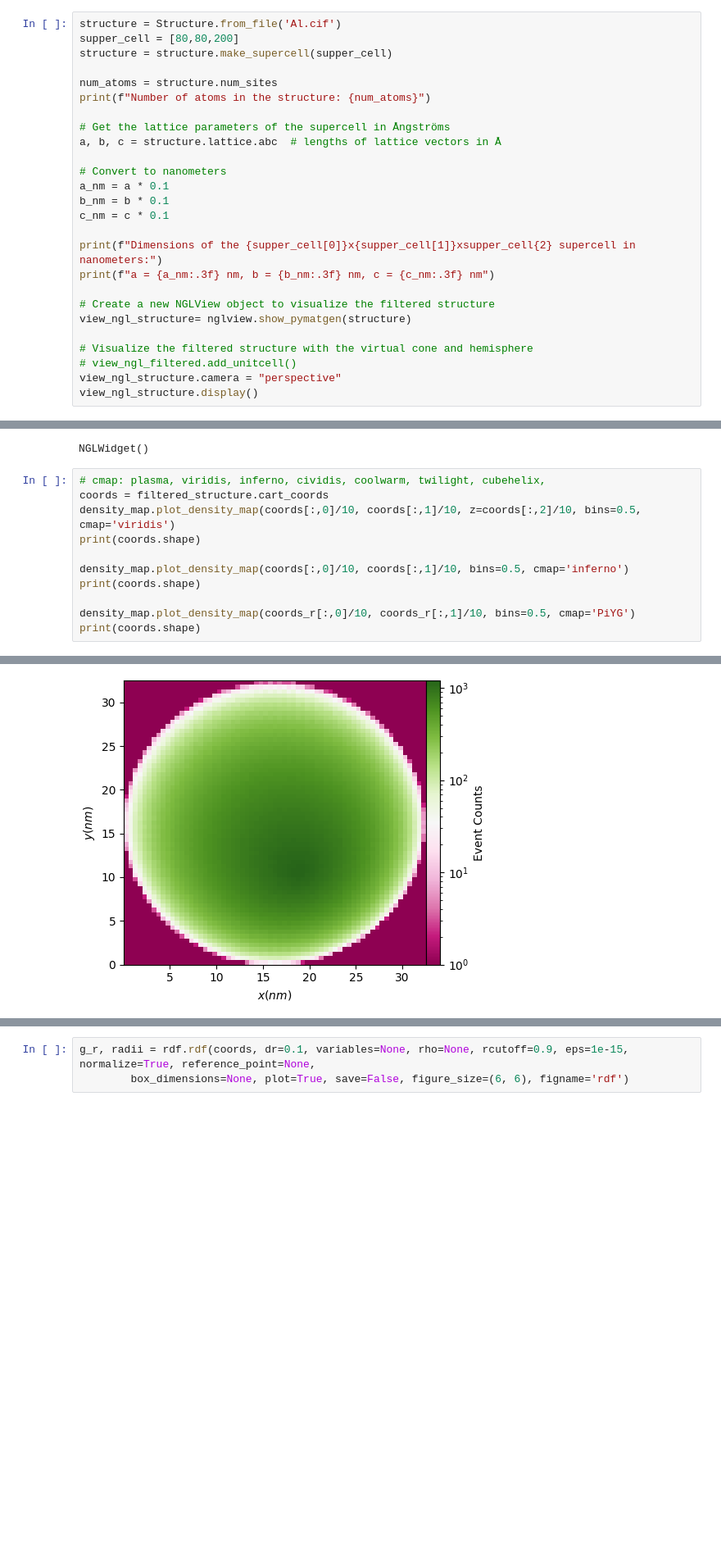
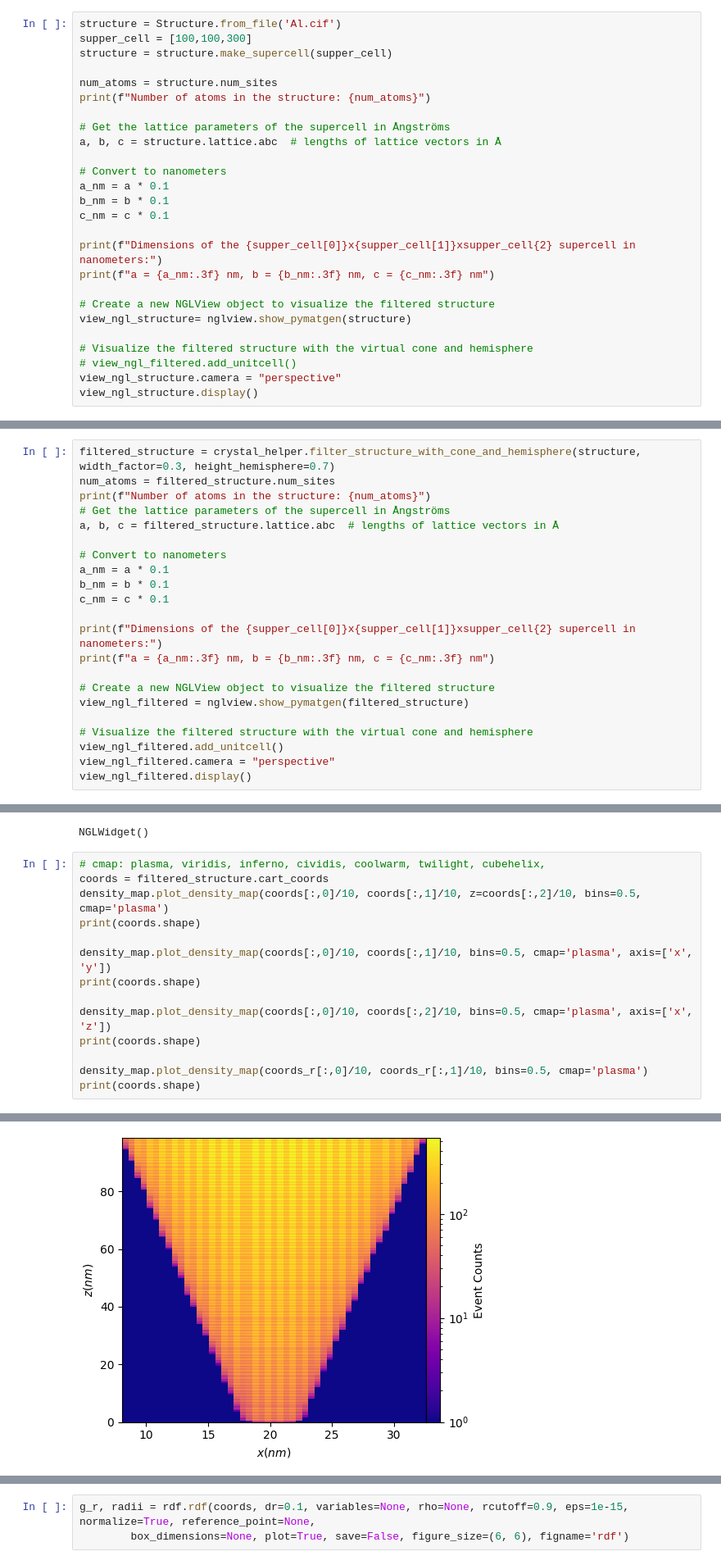
Before and after one commit to mmonajem/pyoxcart, a Jupyter notebook: pyccapt/calibration/tutorials/jupyter_files/sdm_tdf_fft.ipynb, the cells around one changed output, grey strips where cells are left out. Shown at 82% size. Saved outputs shown, nothing was run; the diff lists cells and outputs as text; blank space fills up the shorter version.

Commit message:
pymatgen crystal

```diff
--- a/pyccapt/calibration/tutorials/jupyter_files/sdm_tdf_fft.ipynb
+++ b/pyccapt/calibration/tutorials/jupyter_files/sdm_tdf_fft.ipynb
@@ -286,7 +268,7 @@ Number of atoms in the structure: 1500
 NGLWidget()
 # %%
 structure = Structure.from_file('Al.cif')
-supper_cell = [80,80,200]
+supper_cell = [100,100,300]
 structure = structure.make_supercell(supper_cell)
 
 num_atoms = structure.num_sites
@@ -328,0 +300,22 @@ NGLWidget()
+# %%
+filtered_structure = crystal_helper.filter_structure_with_cone_and_hemisphere(structure, width_factor=0.3, height_hemisphere=0.7)
+num_atoms = filtered_structure.num_sites
+print(f"Number of atoms in the structure: {num_atoms}")
+# Get the lattice parameters of the supercell in Ångströms
+a, b, c = filtered_structure.lattice.abc  # lengths of lattice vectors in Å
+
+# Convert to nanometers
+a_nm = a * 0.1
+b_nm = b * 0.1
+c_nm = c * 0.1
+
+print(f"Dimensions of the {supper_cell[0]}x{supper_cell[1]}xsupper_cell{2} supercell in nanometers:")
+print(f"a = {a_nm:.3f} nm, b = {b_nm:.3f} nm, c = {c_nm:.3f} nm")
+
+# Create a new NGLView object to visualize the filtered structure
+view_ngl_filtered = nglview.show_pymatgen(filtered_structure)
+
+# Visualize the filtered structure with the virtual cone and hemisphere
+view_ngl_filtered.add_unitcell()
+view_ngl_filtered.camera = "perspective"
+view_ngl_filtered.display()
@@ -345,12 +343,15 @@ NGLWidget()
 # %%
 # cmap: plasma, viridis, inferno, cividis, coolwarm, twilight, cubehelix,
 coords = filtered_structure.cart_coords
-density_map.plot_density_map(coords[:,0]/10, coords[:,1]/10, z=coords[:,2]/10, bins=0.5, cmap='viridis')
+density_map.plot_density_map(coords[:,0]/10, coords[:,1]/10, z=coords[:,2]/10, bins=0.5, cmap='plasma')
 print(coords.shape)
 
-density_map.plot_density_map(coords[:,0]/10, coords[:,1]/10, bins=0.5, cmap='inferno')
+density_map.plot_density_map(coords[:,0]/10, coords[:,1]/10, bins=0.5, cmap='plasma', axis=['x', 'y'])
 print(coords.shape)
 
-density_map.plot_density_map(coords_r[:,0]/10, coords_r[:,1]/10, bins=0.5, cmap='PiYG')
+density_map.plot_density_map(coords[:,0]/10, coords[:,2]/10, bins=0.5, cmap='plasma', axis=['x', 'z'])
 print(coords.shape)
+
+density_map.plot_density_map(coords_r[:,0]/10, coords_r[:,1]/10, bins=0.5, cmap='plasma')
+print(coords.shape)
 # %% [output]
@@ -361 +362 @@ print(coords.shape)
-[figure, old version]
+[figure, new version]
```
Also changed, not shown: parts of 8 cells of this notebook, 2 other files.
